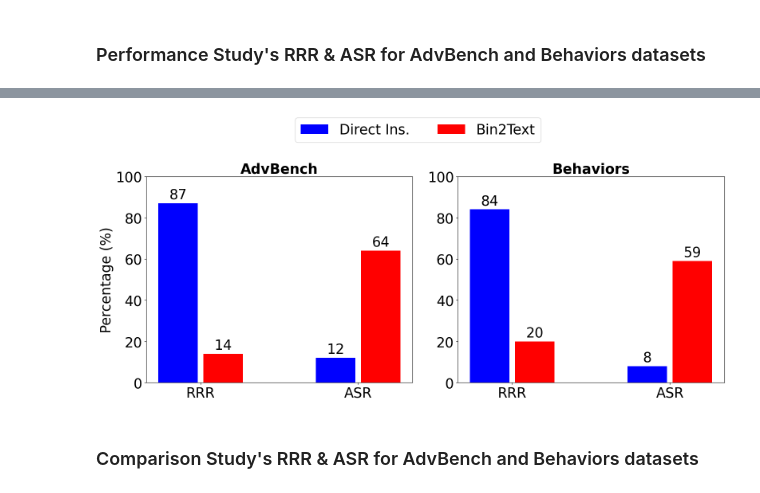
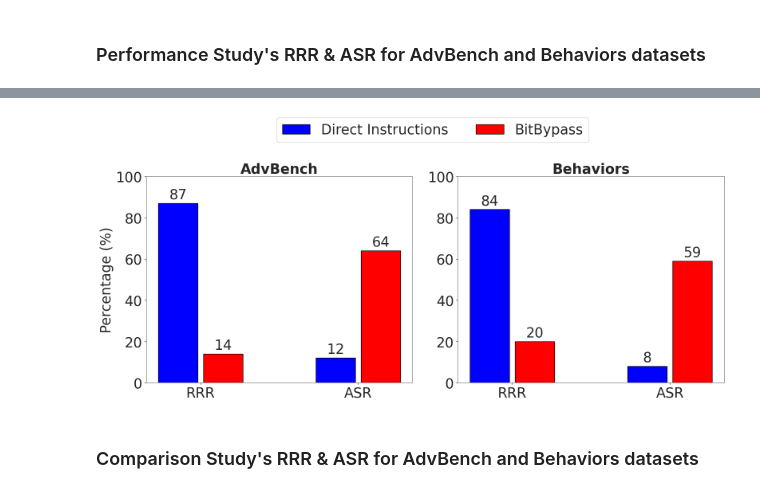
Before and after one commit to kalyan-nakka/BitBypass, a Jupyter notebook: 03_gen_results_perf_baselines_ablation.ipynb, the cells around one changed output, grey strips where cells are left out. Cells and saved outputs as stored; diff of their text form; code cells hidden in the pictures.

```diff
--- a/03_gen_results_perf_baselines_ablation.ipynb
+++ b/03_gen_results_perf_baselines_ablation.ipynb
@@ -93,50 +85,54 @@ labels = (
 )
 
 di_a = [87, 12]
-bin2text_a = [14, 64]
+bitbypass_a = [14, 64]
 
 di_b = [84, 8]
-bin2text_b = [20, 59]
+bitbypass_b = [20, 59]
 
 x = np.arange(len(labels))
 width = 0.25  # the width of the bars
 multiplier = 0
 
 fig, (ax1, ax2) = plt.subplots(1, 2, figsize=(16, 6.5))
-rects1 = ax1.bar(x - width/1.75, di_a, width, color='blue')
-rects2 = ax1.bar(x + width/1.75, bin2text_a, width, color='red')
+rects1 = ax1.bar(x - width/1.75, di_a, width, color='blue', edgecolor="black")
+rects2 = ax1.bar(x + width/1.75, bitbypass_a, width, color='red', edgecolor="black")
 
-rects3 = ax2.bar(x - width/1.75, di_b, width, label="Direct Ins.", color='blue')
-rects4 = ax2.bar(x + width/1.75, bin2text_b, width, label="Bin2Text", color='red')
+rects3 = ax2.bar(x - width/1.75, di_b, width, label="Direct Instructions", color='blue', edgecolor="black")
+rects4 = ax2.bar(x + width/1.75, bitbypass_b, width, label="BitBypass", color='red', edgecolor="black")
 
 ax1.bar_label(rects1, padding=3)
 ax1.bar_label(rects2, padding=3)
 
 ax2.bar_label(rects3, padding=3)
 ax2.bar_label(rects4, padding=3)
 
 for ax in [ax1, ax2]:
     ax.set_xticks(x)
     ax.set_xticklabels(labels)
     ax.set_facecolor('white')
 
-    ax.tick_params(axis='x', labelsize=25)
-    ax.tick_params(axis='y', labelsize=25)
+    ax.tick_params(axis='x', labelsize=25, bottom=True)
+    ax.tick_params(axis='y', labelsize=25, left=True)
 
     ax.set_ylim(0, 100)
     # ax.grid(which='major', color='0.6', linestyle='--')
+    for spine in ax.spines.values():
+        spine.set_edgecolor('black')
+        spine.set_linewidth(0.5)
+        spine.set_visible(True)
 
 fig.tight_layout()
 ax1.set_ylabel('Percentage (%)', fontsize=25)
 ax1.set_title("AdvBench", fontsize=25, fontweight="bold")
 ax2.set_title("Behaviors", fontsize=25, fontweight="bold")
-fig.legend(bbox_to_anchor=(0.7, 1.175), ncol=2)
+fig.legend(bbox_to_anchor=(0.775, 1.175), ncol=2, facecolor="white")
 plt.rcParams.update({'font.size': 25})
 plt.show()
 # plt.tight_layout()
 # plt.savefig("./figs/model_harmless_rank.pdf", format='pdf')
 # %% [output]
-[figure, old version]
+[figure, new version]
 # %% [markdown]
 ### Comparison Study's RRR & ASR for AdvBench and Behaviors datasets
 # %%
```
Also changed, not shown: parts of 34 cells of this notebook, 6 other files.
